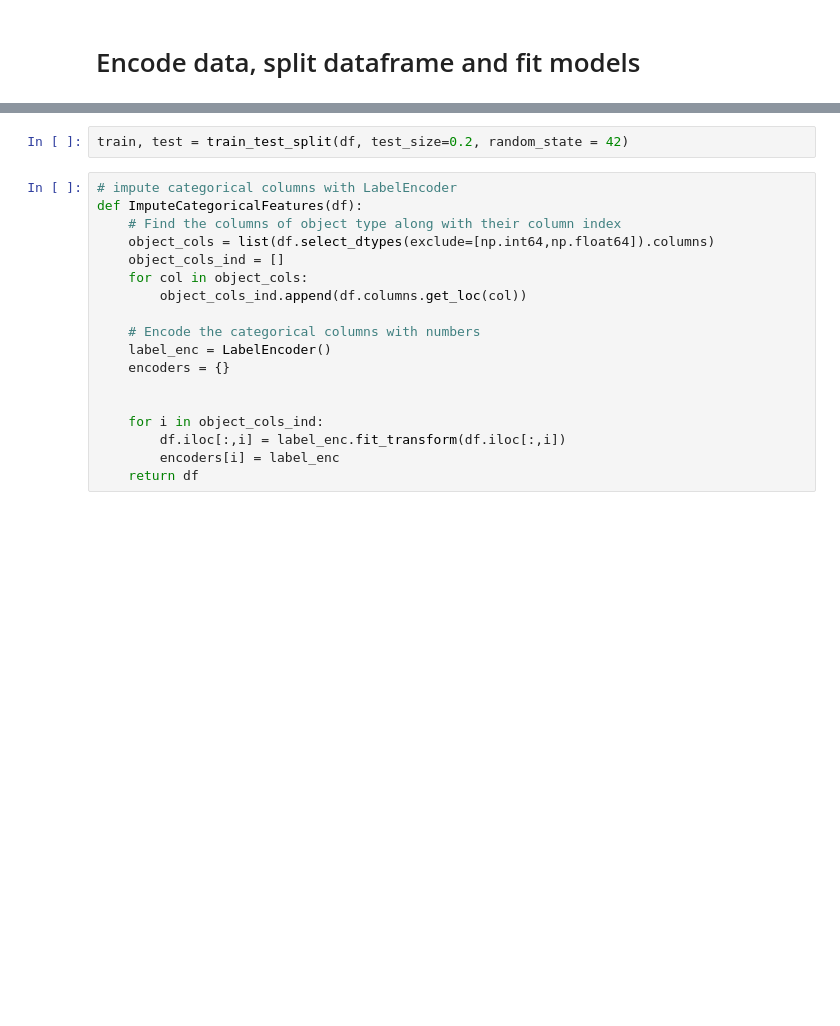
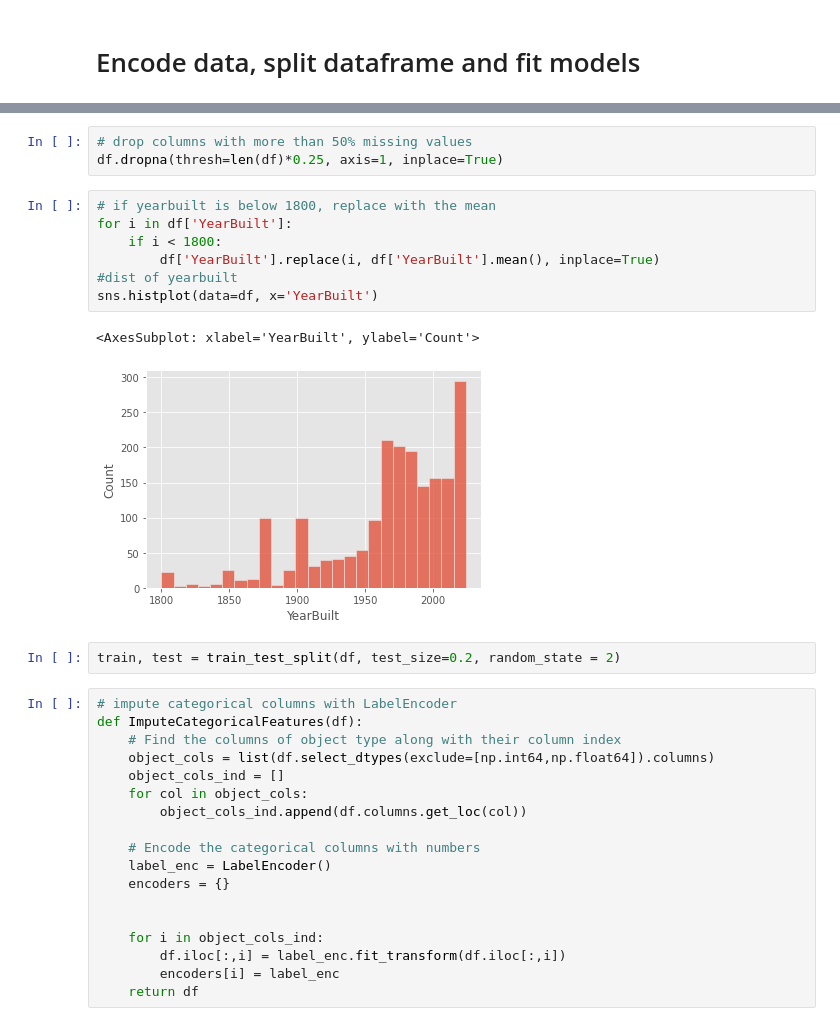
Before and after one commit to jbrlek/Thesis_Real_estate_ML, a Jupyter notebook: analysis_and_modelling.ipynb, the cells around one changed output, grey strips where cells are left out. Cells and saved outputs as stored; diff of their text form; blank space fills up the shorter version.

```diff
--- a/analysis_and_modelling.ipynb
+++ b/analysis_and_modelling.ipynb
@@ -202,5 +206,18 @@ import time
+# %%
+# drop columns with more than 50% missing values
+df.dropna(thresh=len(df)*0.25, axis=1, inplace=True)
+# %%
+# if yearbuilt is below 1800, replace with the mean
+for i in df['YearBuilt']:
+    if i < 1800:
+        df['YearBuilt'].replace(i, df['YearBuilt'].mean(), inplace=True)
+#dist of yearbuilt
+sns.histplot(data=df, x='YearBuilt')
+# %% [output]
+<AxesSubplot: xlabel='YearBuilt', ylabel='Count'>
+[figure, added]
 # %%
-train, test = train_test_split(df, test_size=0.2, random_state = 42)
+train, test = train_test_split(df, test_size=0.2, random_state = 2)
 # %%
 # impute categorical columns with LabelEncoder
 def ImputeCategoricalFeatures(df):
```
Also changed, not shown: parts of 72 cells of this notebook, 4 other files.
